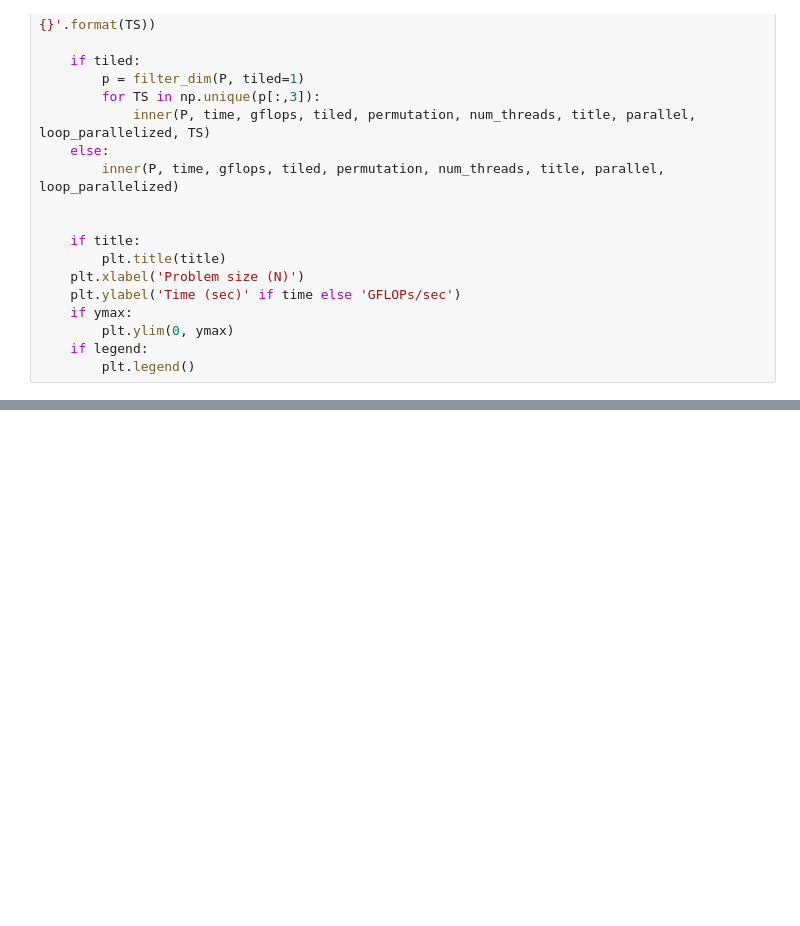
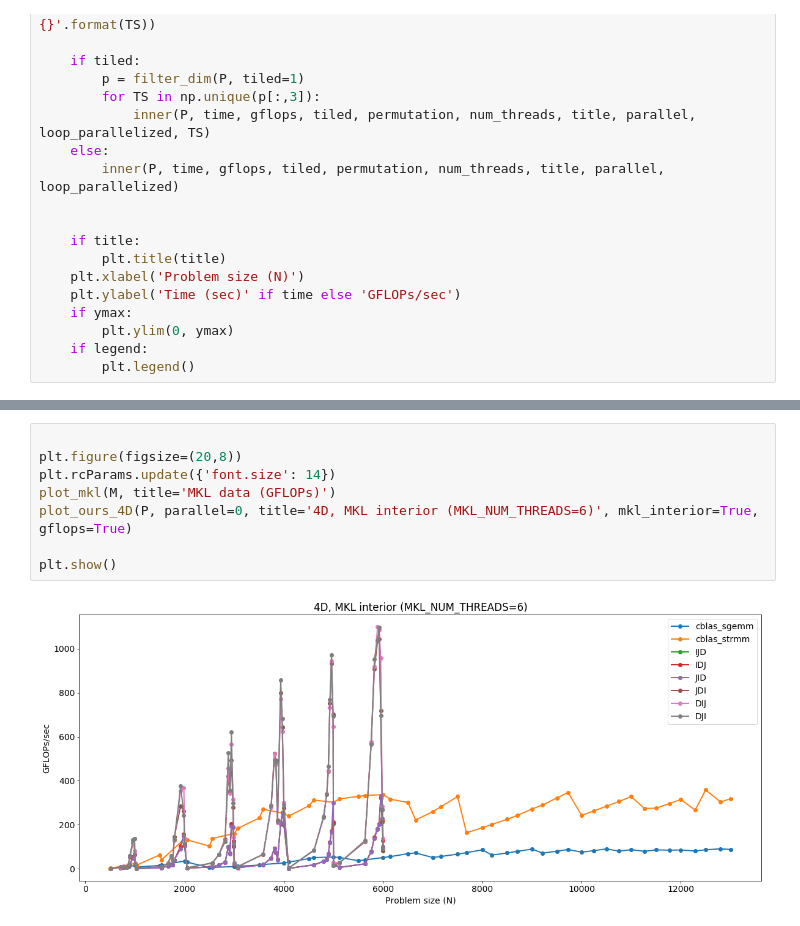
Before and after one commit to lnarmour/parric-ttmm, a Jupyter notebook: scripts/finalScripts/plots/Baseline.ipynb, the cells around one changed output, grey strips where cells are left out. Saved outputs shown, nothing was run; the diff lists cells and outputs as text; blank space fills up the shorter version.

```diff
--- a/scripts/finalScripts/plots/Baseline.ipynb
+++ b/scripts/finalScripts/plots/Baseline.ipynb
@@ -345,0 +361,10 @@ plt.show()
+# %%
+
+plt.figure(figsize=(20,8))
+plt.rcParams.update({'font.size': 14})
+plot_mkl(M, title='MKL data (GFLOPs)')
+plot_ours_4D(P, parallel=0, title='4D, MKL interior (MKL_NUM_THREADS=6)', mkl_interior=True, gflops=True)
+
+plt.show()
+# %% [output]
+[figure, added]
```
Also changed, not shown: parts of 8 cells of this notebook.
